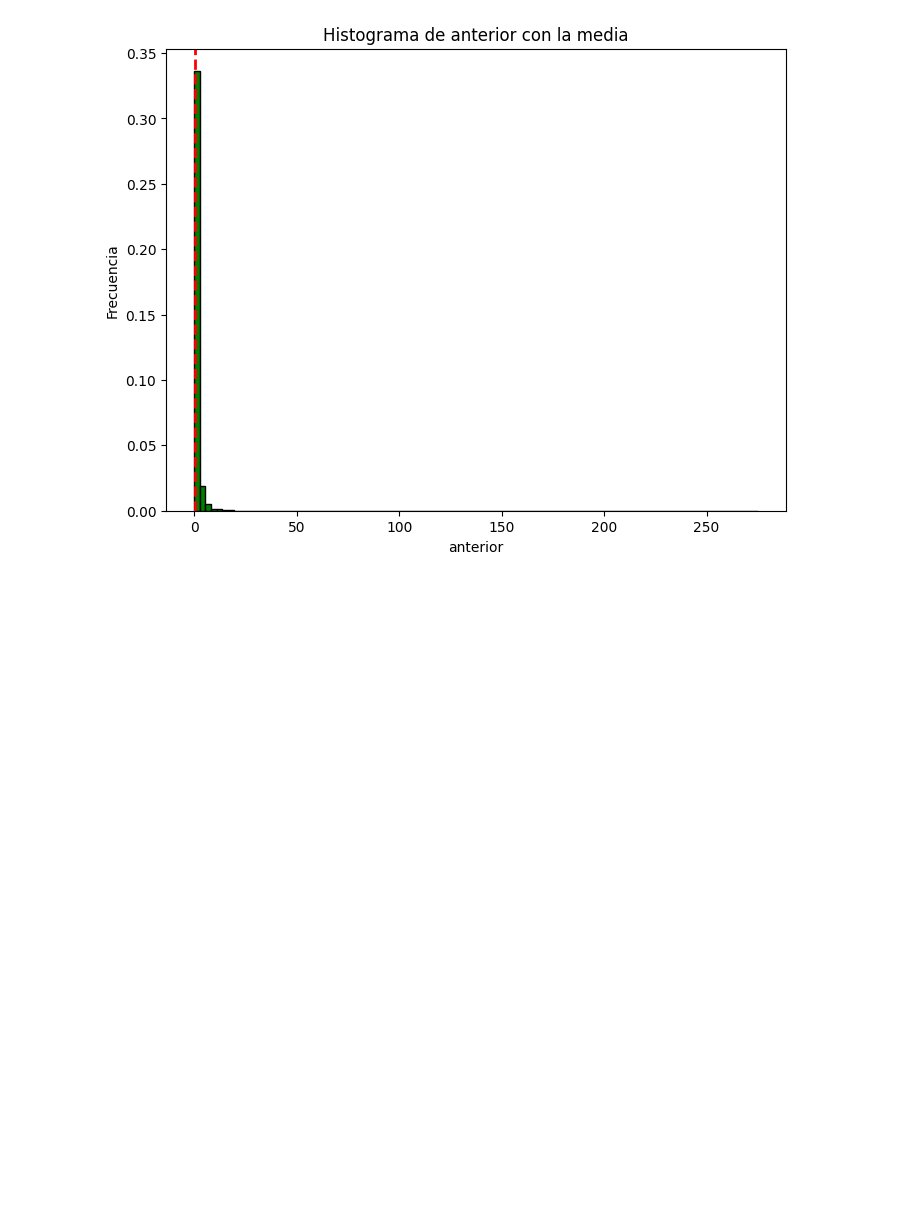
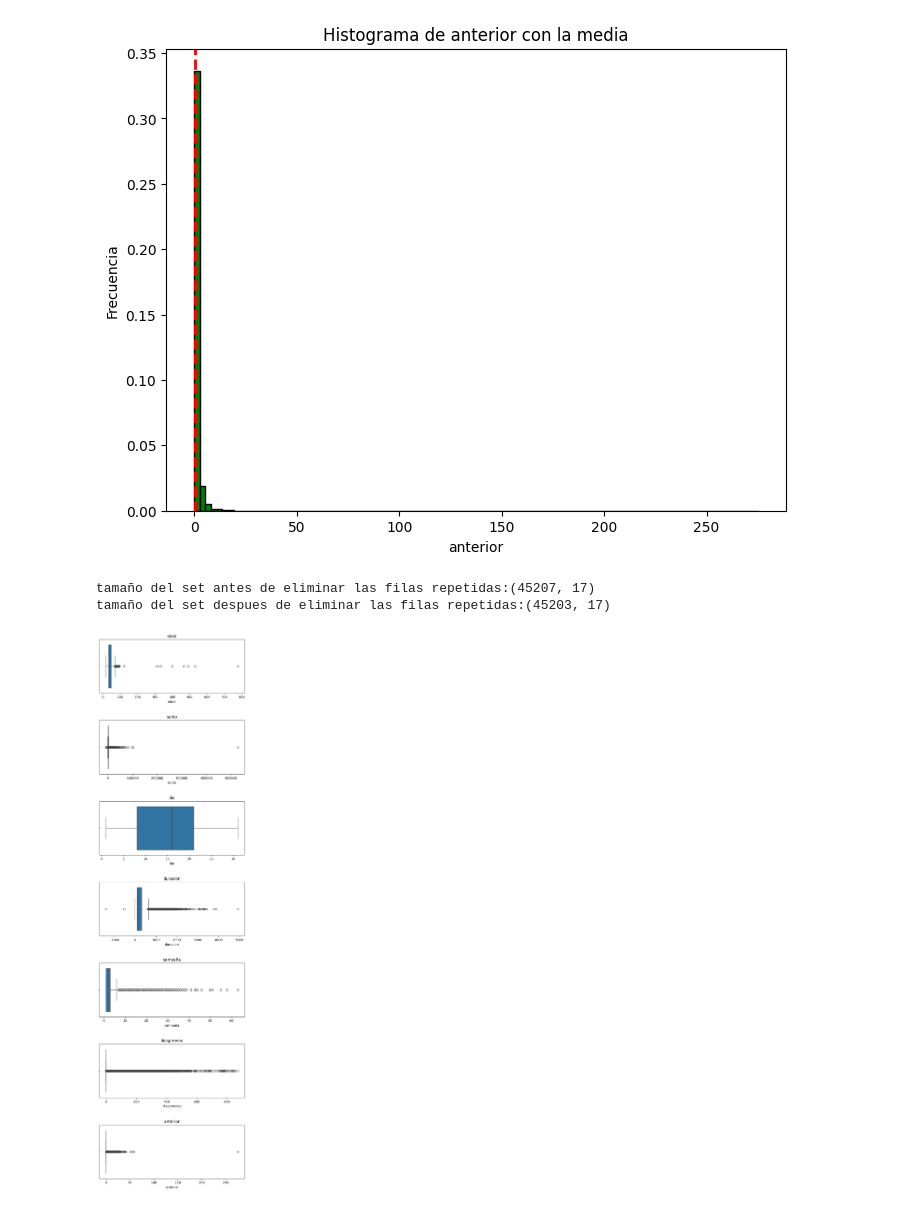
Before and after one commit to Felipecuestas98/Bootcamp-Mintic, a Jupyter notebook: Ejercicio_banco.ipynb, the cells around one changed output. Drawn from its saved outputs; the diff is of its cells as text; code cells hidden in the pictures; blank space fills up the shorter version.

```diff
--- a/Ejercicio_banco.ipynb
+++ b/Ejercicio_banco.ipynb
@@ -301,3 +301,21 @@ for columna in numericas:
 [figure]
 [figure]
 [figure]
+# %%
+# mostrar cantidad de registros antes de realizar una transformacion, limpieza o filtro
+print(f'tamaño del set antes de eliminar las filas repetidas:{data_rename_2.shape}')
+data_rename_2.drop_duplicates(inplace=True)
+print(f'tamaño del set despues de eliminar las filas repetidas:{data_rename_2.shape}')
+# %% [output]
+tamaño del set antes de eliminar las filas repetidas:(45207, 17)
+tamaño del set despues de eliminar las filas repetidas:(45203, 17)
+# %%
+# generar graficas indiciduales para las variables numericas
+# estan en rangos diferentes
+fig, ax = plt.subplots(nrows = 7, ncols = 1, figsize = (8, 30))
+fig.subplots_adjust(hspace=0.5)
+for i, col in enumerate(numericas):
+  sns.boxplot(x=data_rename_2[col], ax=ax[i])
+  ax[i].set_title(col)
+# %% [output]
+[figure, added]
```
Also changed, not shown: parts of 11 cells of this notebook.
